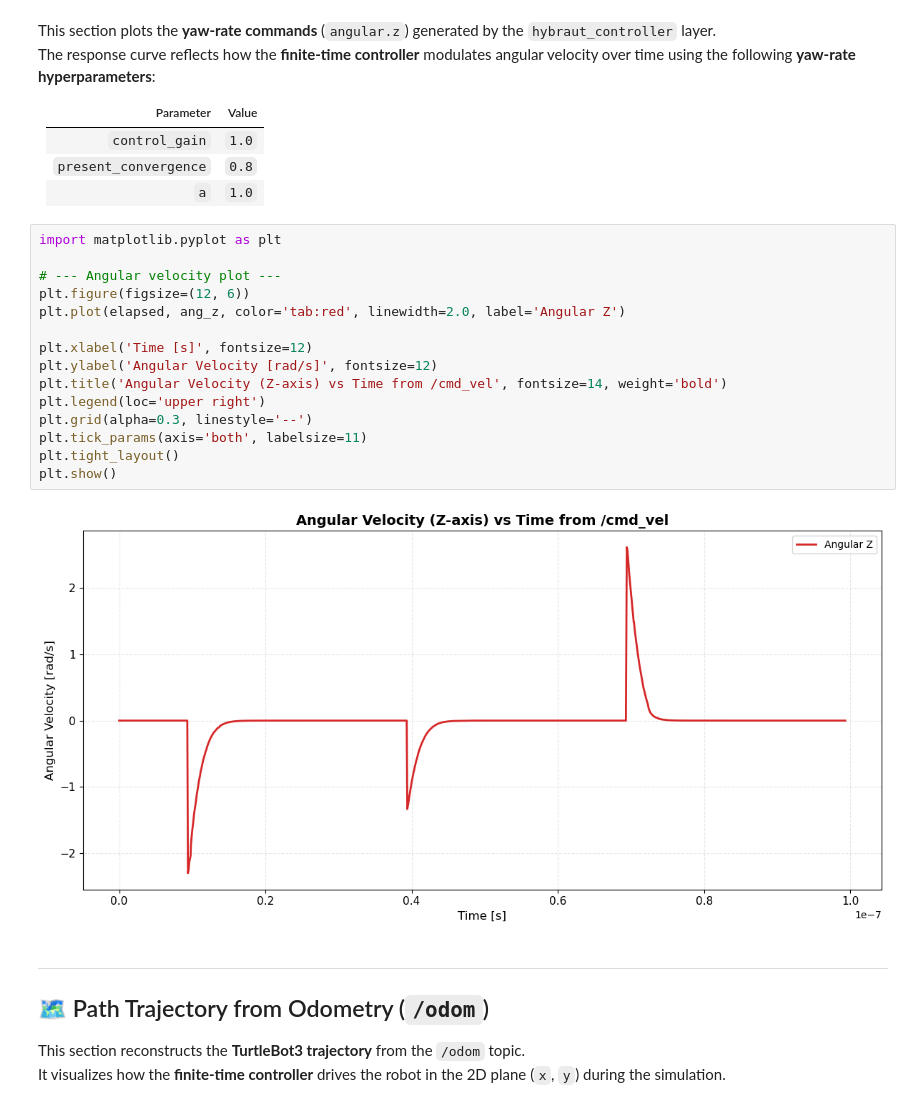
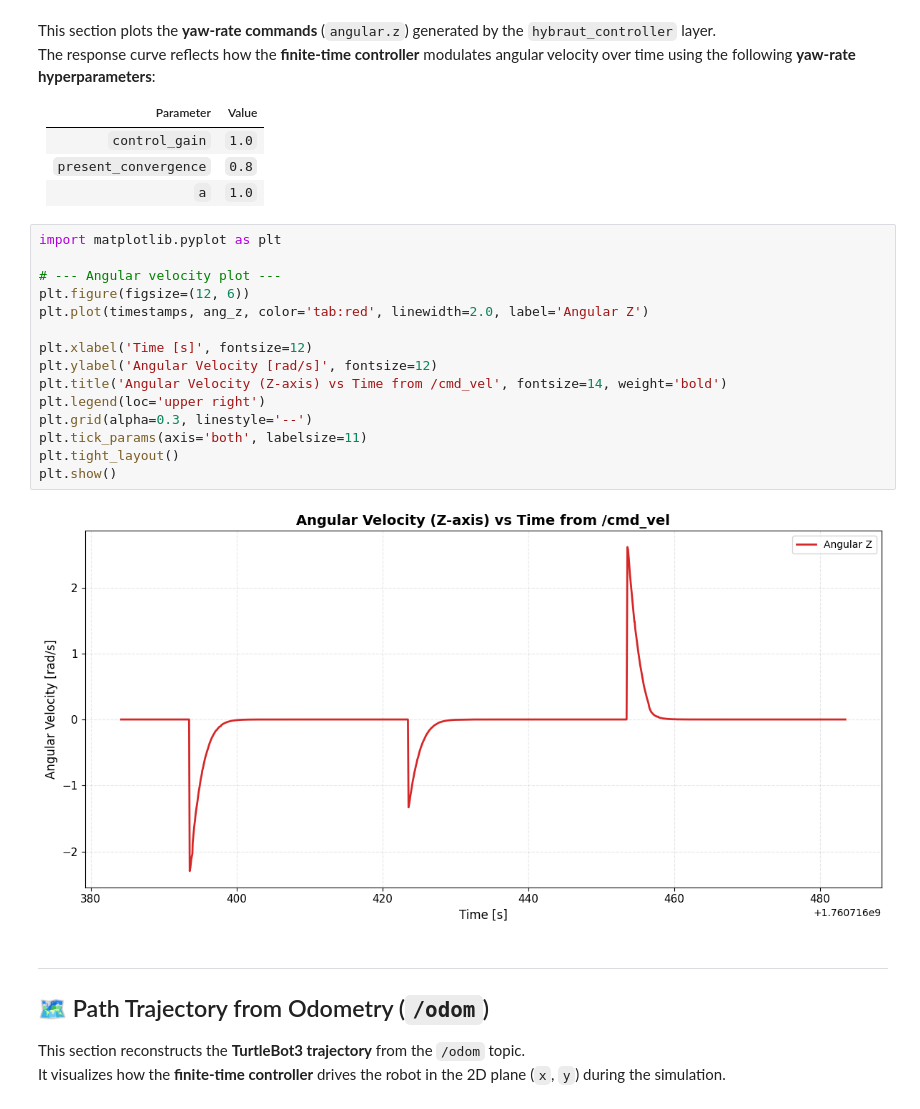
Before and after one commit to rymc-dev/hybraut_nav, a Jupyter notebook: notebooks/finite_state_controller.ipynb, the cells around one changed output. Cells and saved outputs as stored; diff of their text form.

Commit message:
Revert "Angular vel x-axis fix fsc notebook"
This reverts commit 36b89bb3ce106d0a5e8057c38fdf6dfe994c4d6d.

```diff
--- a/notebooks/finite_state_controller.ipynb
+++ b/notebooks/finite_state_controller.ipynb
@@ -132,20 +149,20 @@ The response curve reflects how the **finite-time controller** modulates angular
 # %%
 import matplotlib.pyplot as plt
 
 # --- Angular velocity plot ---
 plt.figure(figsize=(12, 6))
-plt.plot(elapsed, ang_z, color='tab:red', linewidth=2.0, label='Angular Z')
+plt.plot(timestamps, ang_z, color='tab:red', linewidth=2.0, label='Angular Z')
 
 plt.xlabel('Time [s]', fontsize=12)
 plt.ylabel('Angular Velocity [rad/s]', fontsize=12)
 plt.title('Angular Velocity (Z-axis) vs Time from /cmd_vel', fontsize=14, weight='bold')
 plt.legend(loc='upper right')
 plt.grid(alpha=0.3, linestyle='--')
 plt.tick_params(axis='both', labelsize=11)
 plt.tight_layout()
 plt.show()
 # %% [output]
-[figure, old version]
+[figure, new version]
 # %% [markdown]
 ---
 
```
Also changed, not shown: parts of 5 cells of this notebook.
